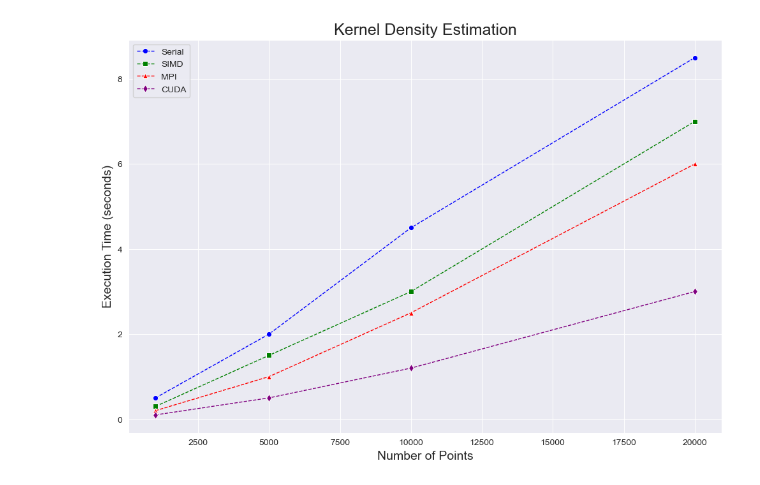
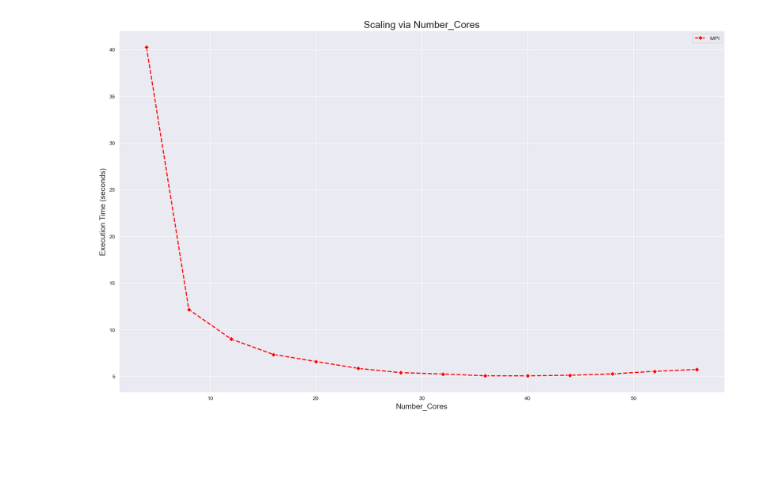
Before and after one commit to namo626/pkde, a Jupyter notebook: notebooks/report_plots.ipynb, the cells around one changed output. Drawn from its saved outputs; the diff is of its cells as text; code cells hidden in the pictures; blank space fills up the shorter version.

Commit message:
created new plots and data

```diff
--- a/notebooks/report_plots.ipynb
+++ b/notebooks/report_plots.ipynb
@@ -49,4 +50,6 @@ execution_times_df = pd.DataFrame({
+# %%
+mpi_core = pd.read_pickle('../data/processed/mpi_core.pkl')
 # %%
-plotter.plot_execution_time(execution_times_df,'num_points',fig_size=(12,8),save=False,filename='execution_time_npoints_temp.png')
+plotter.plot_execution_time(mpi_core, parallel_type="MPI", fig_size=(20,12), save=True, filename="mpi_core.png")
 # %% [output]
-[figure, old version]
+[figure, new version]
```
Also changed, not shown: parts of 22 cells of this notebook, 39 other files.
